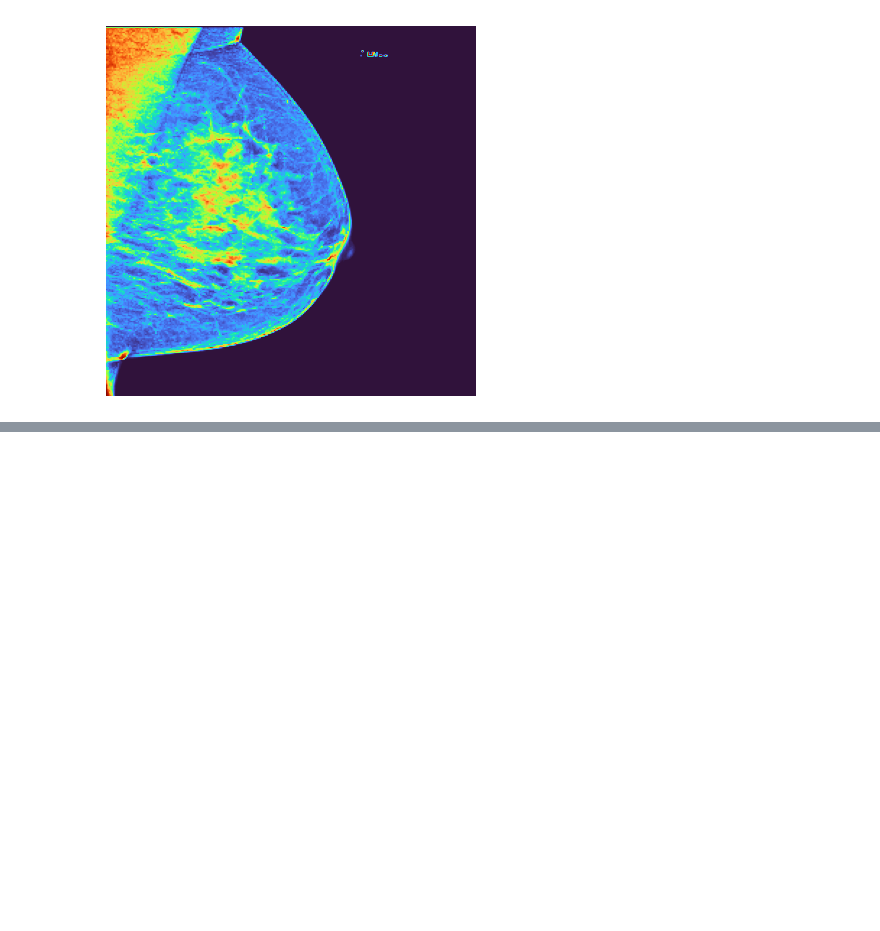
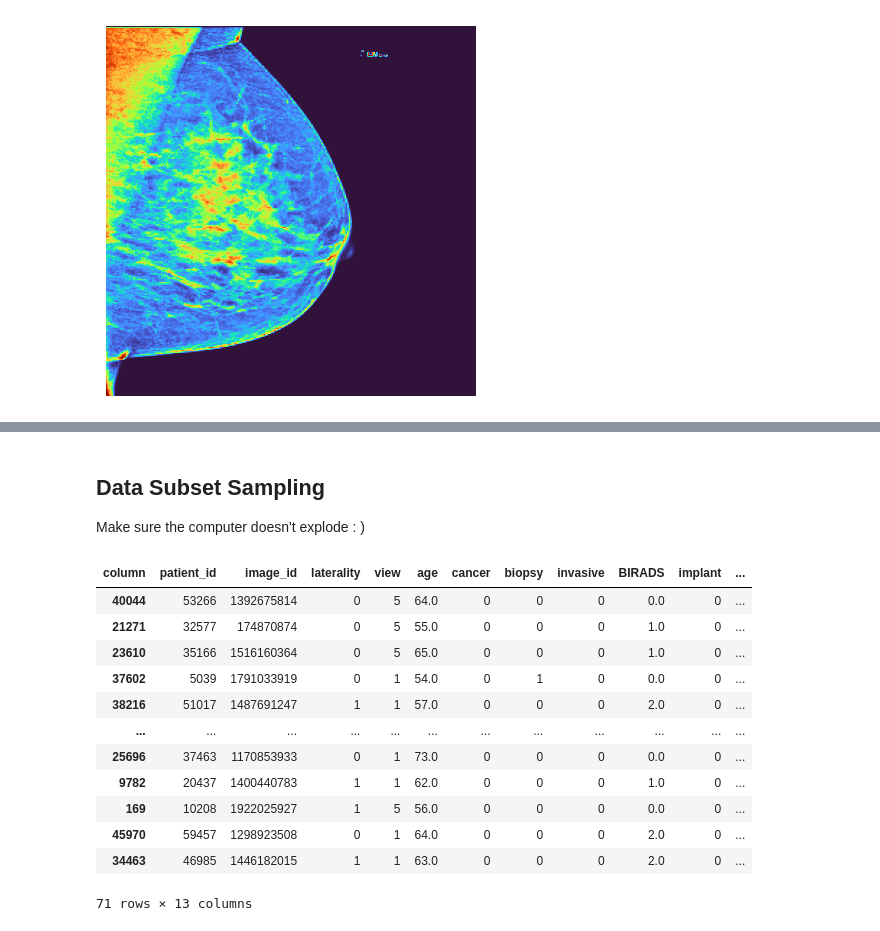
Before and after one commit to tranndt/ml-comp7944-RSNACancerDetection, a Jupyter notebook: preprocessing.ipynb, the cells around one changed output, grey strips where cells are left out. Saved outputs shown, nothing was run; the diff lists cells and outputs as text; code cells hidden in the pictures; blank space fills up the shorter version.

```diff
--- a/preprocessing.ipynb
+++ b/preprocessing.ipynb
@@ -267,0 +281,37 @@ plot_img(img)
+# %% [markdown]
+## Data Subset Sampling
+
+Make sure the computer doesn't explode : )
+# %%
+def sample(df,n,random_state,dropna=True):
+    sampled_df = pd.DataFrame()
+    remaining_df = df.copy().dropna() if dropna else df.copy()
+    for col in remaining_df.columns:
+        for val in pd.unique(remaining_df[col]):
+            if pd.isna(val):
+                df_col = remaining_df[remaining_df[col].isna()]
+            else:
+                df_col = remaining_df[remaining_df[col] == val]
+            sampled = df_col.sample(min(n,len(df_col)),random_state=random_state,replace=False)
+            sampled_df = pd.concat([sampled_df,sampled])
+            remaining_df = remaining_df.loc[remaining_df.index.difference(sampled_df.index)]
+    return sampled_df.drop_duplicates()
+
+train_rows = sample(train_df[train_cols.drop(['patient_id','image_id','age','img_path'])],n=5,random_state=42,dropna=True).index
+train_samples = train_df.loc[train_rows]
+# train_samples.to_csv('train_samples.csv')
+train_samples
+# %% [output]
+| column | patient_id | image_id | laterality | view | age | cancer | biopsy | invasive | BIRADS | implant | ... |
+| 40044 | 53266 | 1392675814 | 0 | 5 | 64.0 | 0 | 0 | 0 | 0.0 | 0 | ... |
+| 21271 | 32577 | 174870874 | 0 | 5 | 55.0 | 0 | 0 | 0 | 1.0 | 0 | ... |
+| 23610 | 35166 | 1516160364 | 0 | 5 | 65.0 | 0 | 0 | 0 | 1.0 | 0 | ... |
+| 37602 | 5039 | 1791033919 | 0 | 1 | 54.0 | 0 | 1 | 0 | 0.0 | 0 | ... |
+| 38216 | 51017 | 1487691247 | 1 | 1 | 57.0 | 0 | 0 | 0 | 2.0 | 0 | ... |
+| ... | ... | ... | ... | ... | ... | ... | ... | ... | ... | ... | ... |
+| 25696 | 37463 | 1170853933 | 0 | 1 | 73.0 | 0 | 0 | 0 | 0.0 | 0 | ... |
+| 9782 | 20437 | 1400440783 | 1 | 1 | 62.0 | 0 | 0 | 0 | 1.0 | 0 | ... |
+| 169 | 10208 | 1922025927 | 1 | 5 | 56.0 | 0 | 0 | 0 | 0.0 | 0 | ... |
+| 45970 | 59457 | 1298923508 | 0 | 1 | 64.0 | 0 | 0 | 0 | 2.0 | 0 | ... |
+| 34463 | 46985 | 1446182015 | 1 | 1 | 63.0 | 0 | 0 | 0 | 2.0 | 0 | ... |
+71 rows × 13 columns
```
Also changed, not shown: parts of 8 cells of this notebook, 2 other files.
